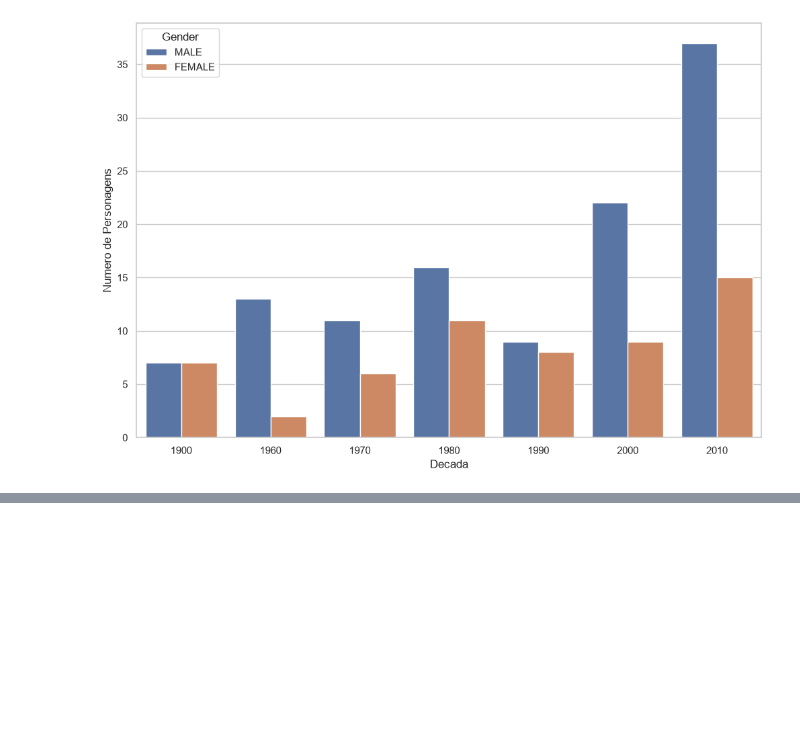
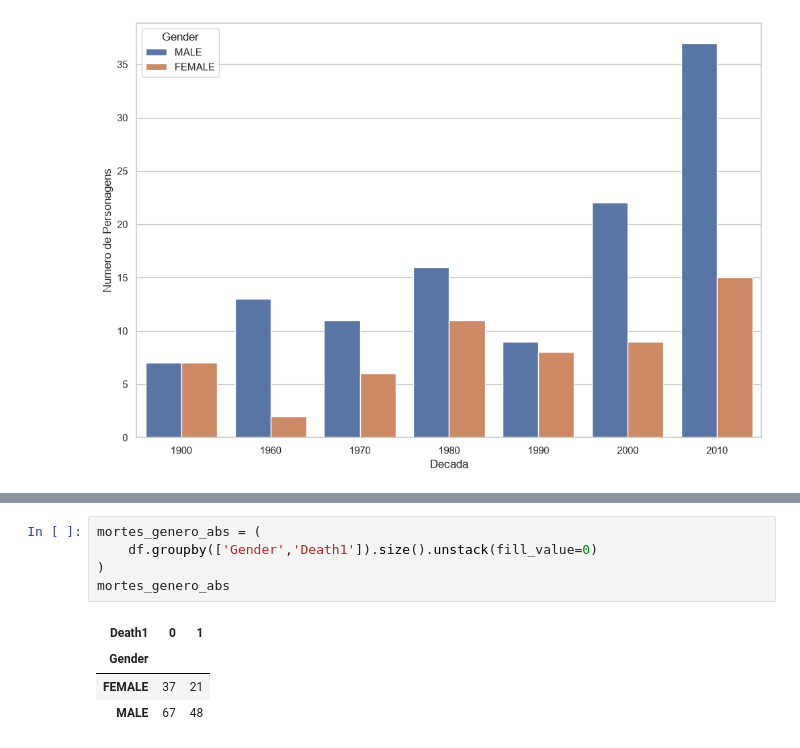
Before and after one commit to hccruz/Projeto_Avengres, a Jupyter notebook: src/main.ipynb, the cells around one changed output, grey strips where cells are left out. Saved outputs shown, nothing was run; the diff lists cells and outputs as text; blank space fills up the shorter version.

```diff
--- a/src/main.ipynb
+++ b/src/main.ipynb
@@ -335,0 +366,10 @@ Observamos que o número de personagens que participam dos Vingadoresvinha cresc
+# %%
+mortes_genero_abs = (
+    df.groupby(['Gender','Death1']).size().unstack(fill_value=0)
+)
+mortes_genero_abs
+# %% [output]
+| Death1 | 0 | 1 |
+| Gender |  |  |
+| FEMALE | 37 | 21 |
+| MALE | 67 | 48 |
```
Also changed, not shown: parts of 12 cells of this notebook, 1 other file.
